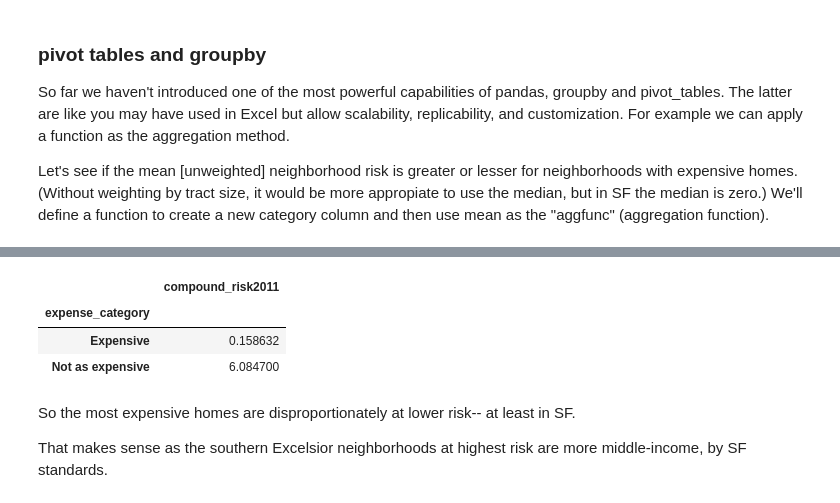
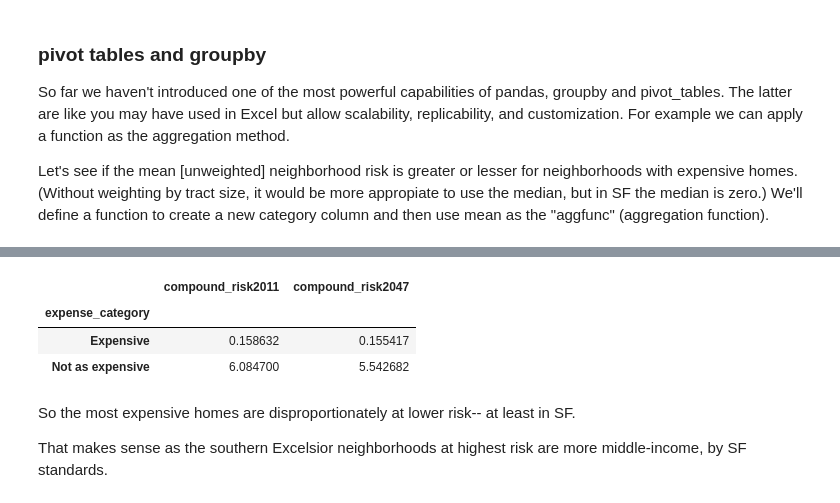
Before and after one commit to usf-esm/usf-engy680-urban-energy-fall2026, a Jupyter notebook: hw2_templates/wildfire_risk_explore.ipynb, the cells around one changed output, grey strips where cells are left out. Saved outputs shown, nothing was run; the diff lists cells and outputs as text; code cells hidden in the pictures.

```diff
--- a/hw2_templates/wildfire_risk_explore.ipynb
+++ b/hw2_templates/wildfire_risk_explore.ipynb
@@ -74,8 +74,9 @@ The latter two are tract-mean, per-structure, % annual risk of loss in 2011 and
 It will be risky to leave the risk of loss variables in unlabeled units of % rather than a dimensionless fraction.
 Let's divide them by 100 now.
 # %%
-data[['rps_2011_mean', 'rps_2047_mean']] /= 100
-data.head()
+data_cleaned = data.copy()
+data_cleaned[['rps_2011_mean', 'rps_2047_mean']] /= 100
+data_cleaned.head()
 # %% [output]
 |  | GEOID | building_count | rps_2011_mean | rps_2047_mean | bp_2011_mean | bp_2047_mean | crps_scott_mean | ... |
 | 0 | 17031824105 | 2281 | 2.539118e-07 | 2.535188e-07 | 0.000071 | 0.000089 | 0.207500 | ... |
@@ -111,13 +112,13 @@ That's right. There are about 140M housing units in the US, so that's about 15M
 
 Let's clean and subset to California.
 # %%
-data['GEOID'] = data['GEOID'].astype(str).str.zfill(11)
+data_cleaned['GEOID'] = data_cleaned['GEOID'].astype(str).str.zfill(11)
 # Following the approach in the vmt_explore. Here we added "astype" as this one loads as ints by default.
 # Tract FIPS codes are 11 digits.
 
 CA_FIPS = '06'
 
-ca_risk = data[data['GEOID'].str.startswith(CA_FIPS)] # startswith is a numpy by-element string to logical function
+ca_risk = data_cleaned[data_cleaned['GEOID'].str.startswith(CA_FIPS)] # startswith is a numpy by-element string to logical function
 
 ca_risk = ca_risk.set_index('GEOID')[['rps_2011_mean', 'rps_2047_mean', 'building_count']]
 ca_risk.head()
@@ -519,9 +519,9 @@ This won't be a problem in SF, but in rural areas with large tracts, we would in
 calculation at the tract level rather than by parcel, because there may be correlations between home value
 and risk.
 # %%
-sf_merged_acs['compound_risk2011'] = sf_merged_acs['rps_2011_mean'].map(compound_risk)
+sf_merged_acs['compound_risk2047'] = sf_merged_acs['rps_2047_mean'].map(compound_risk)
 
-total_exposure = (sf_merged_acs['compound_risk2011'] * sf_merged_acs['Median owner-occupied home value ($)'] *
+total_exposure = (sf_merged_acs['compound_risk2047'] * sf_merged_acs['Median owner-occupied home value ($)'] *
                   sf_merged_acs['Owner-occupied homes']).sum()
 total_exposure / 1e6 #M
 # %% [output]
@@ -558,12 +560,12 @@ sf_merged_acs.head()
 # %%
-sf_merged_acs.pivot_table(index='expense_category', values='compound_risk2011', aggfunc='mean') * 1e5 # Show per 100,000
+sf_merged_acs.pivot_table(index='expense_category', values=['compound_risk2011', 'compound_risk2047'], aggfunc='mean') * 1e5 # Show per 100,000
 # You have as many indices, columns, or values as you want, if you provide lists of column names instead of column names.
 # If you have more than one index or column it creates a hierarchical index ("Multi-Index").
 # %% [output]
-|  | compound_risk2011 |
-| expense_category |  |
-| Expensive | 0.158632 |
-| Not as expensive | 6.084700 |
+|  | compound_risk2011 | compound_risk2047 |
+| expense_category |  |  |
+| Expensive | 0.158632 | 0.155417 |
+| Not as expensive | 6.084700 | 5.542682 |
 # %% [markdown]
 So the most expensive homes are disproportionately at lower risk-- at least in SF.
 
```
Also changed, not shown: parts of 11 cells of this notebook, 1 other file.
